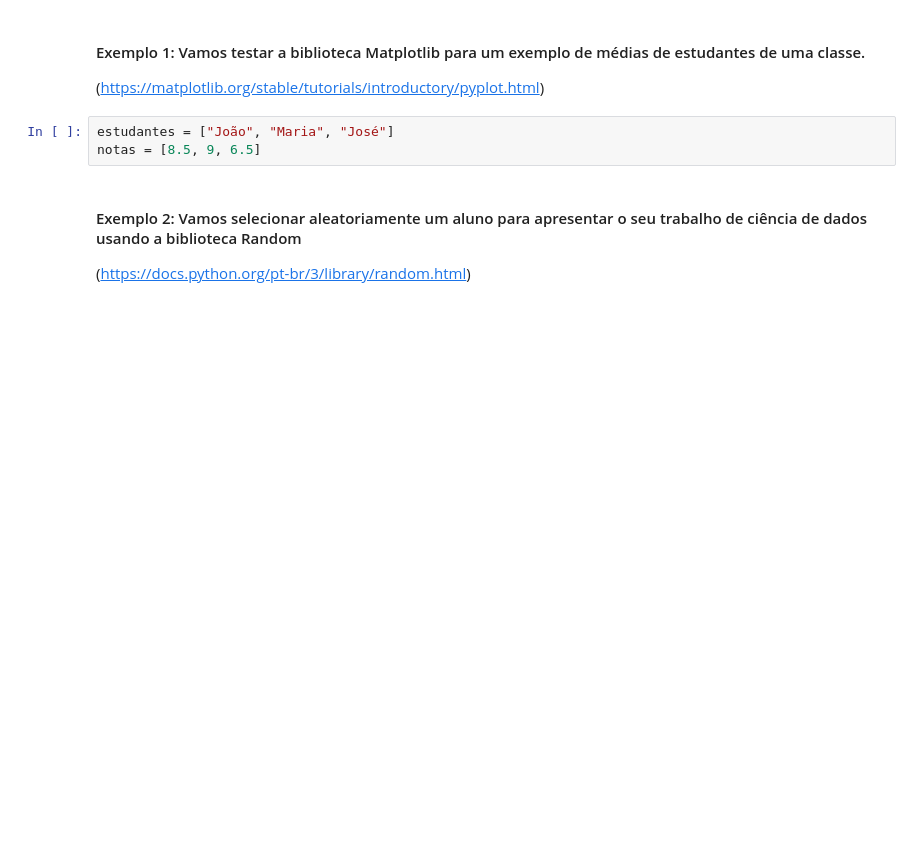
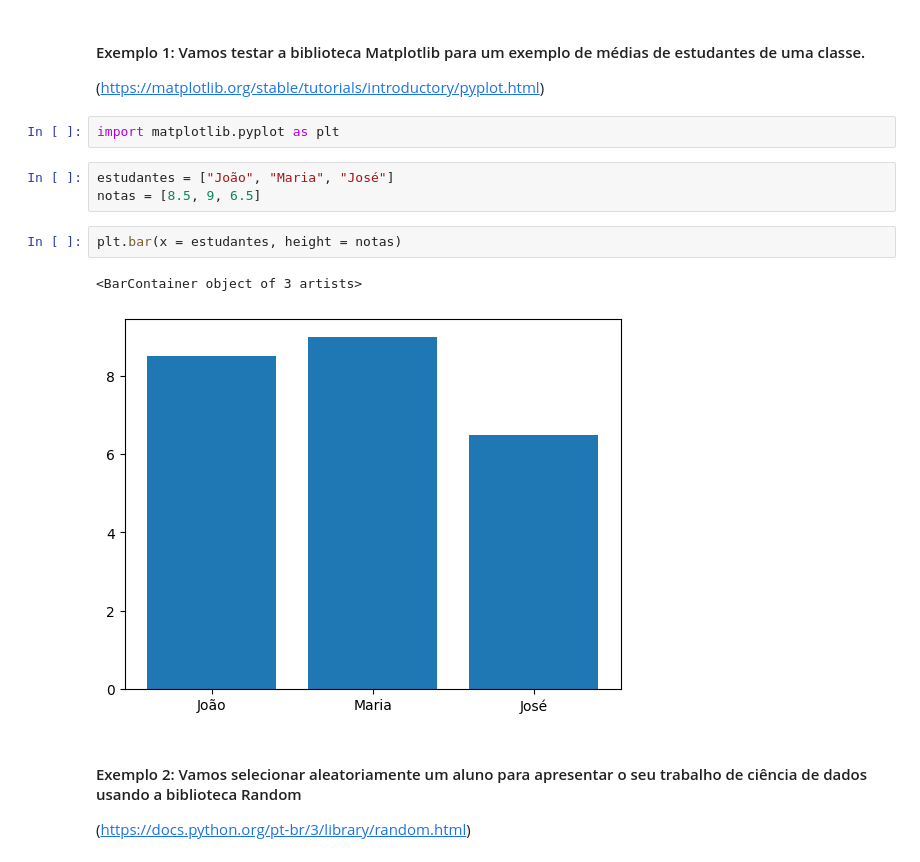
Before and after one commit to strawndri/python-ds-funcoes-collections-e-excecoes, a Jupyter notebook: Projeto_Python_Data_Science.ipynb, the cells around one changed output. Saved outputs shown, nothing was run; the diff lists cells and outputs as text; blank space fills up the shorter version.

```diff
--- a/Projeto_Python_Data_Science.ipynb
+++ b/Projeto_Python_Data_Science.ipynb
@@ -38,9 +70,16 @@ matplotlib.__class__
 #### Exemplo 1: Vamos testar a biblioteca Matplotlib para um exemplo de médias de estudantes de uma classe.
 
 (https://matplotlib.org/stable/tutorials/introductory/pyplot.html)
+# %%
+import matplotlib.pyplot as plt
 # %%
 estudantes = ["João", "Maria", "José"]
 notas = [8.5, 9, 6.5]
+# %%
+plt.bar(x = estudantes, height = notas)
+# %% [output]
+<BarContainer object of 3 artists>
+[figure, added]
 # %% [markdown]
 #### Exemplo 2: Vamos selecionar aleatoriamente um aluno para apresentar o seu trabalho de ciência de dados usando a biblioteca Random
 
```
Also changed, not shown: parts of 9 cells of this notebook.
